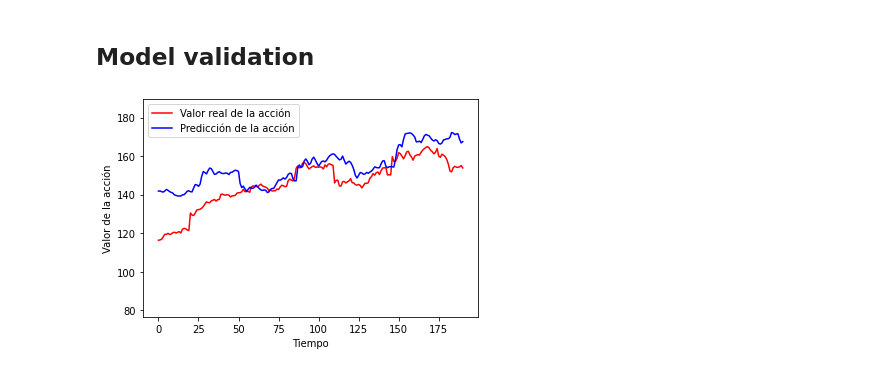
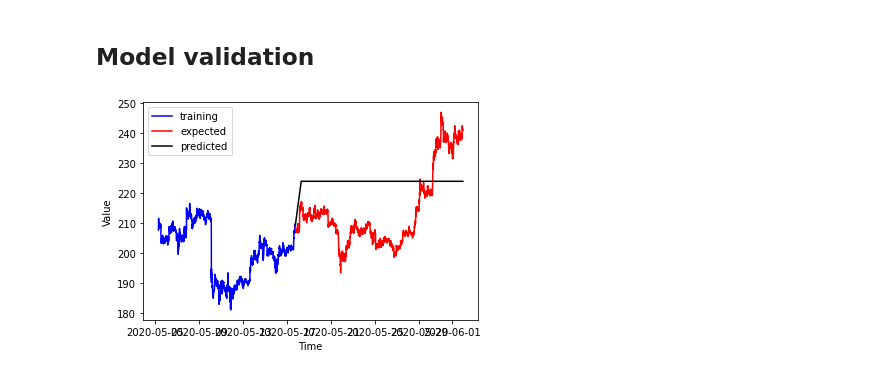
Before and after one commit to darioWorknet/crypto_LSTM_predictor, a Jupyter notebook: predictions.ipynb, the cells around one changed output. Saved outputs shown, nothing was run; the diff lists cells and outputs as text; code cells hidden in the pictures.

```diff
--- a/predictions.ipynb
+++ b/predictions.ipynb
@@ -93,20 +109,30 @@ Epoch 20/20
 <tensorflow.python.keras.callbacks.History at 0x...>
 # %% [markdown]
 ## Model validation
-# %%
-x_test = set_validacion.values
-x_test = sc.transform(x_test)
-
-X_test = []
-for i in range(time_step,len(x_test)):
-    X_test.append(x_test[i-time_step:i,0])
-X_test = np.array(X_test)
-X_test = np.reshape(X_test, (X_test.shape[0],X_test.shape[1],1))
-
-prediccion = modelo.predict(X_test)
-prediccion = sc.inverse_transform(prediccion)
-
-# Graficar resultados
-graficar_predicciones(set_validacion.values,prediccion)
-# %% [output]
-[figure, removed]
+# %%
+# Empty list to store predicted values
+predictions = []
+
+# First prediction
+x_test = training_set.values[-STEP:] # Last items of training set
+x_test = sc.transform(x_test)        # Nomalize data
+x_test = np.expand_dims(x_test, axis=0) # Match expected dimensions
+y_prediction = model.predict(x_test) # Predict
+predictions.append(y_prediction) # Store prediction
+
+# For further predictions, append last prediction to input data and repeat previous porcess
+for i in range(len(validation_set)-1):
+    x_test = np.roll(x_test, -1)
+    x_test[0,-1,0] = y_prediction
+    y_prediction = model.predict(x_test)
+    predictions.append(y_prediction)
+
+predictions = np.array(predictions)[:, : , 0]   # Delete extra dimensions
+predictions = sc.inverse_transform(predictions) # Denormalize data
+
+# Insert predictions into validation dataframe, to datetime indexes
+validation_set['prediction'] = predictions
+
+graph_predictions(training_set['high'], validation_set['high'], validation_set['prediction'])
+# %% [output]
+[figure, added]
```
Also changed, not shown: parts of 10 cells of this notebook.
